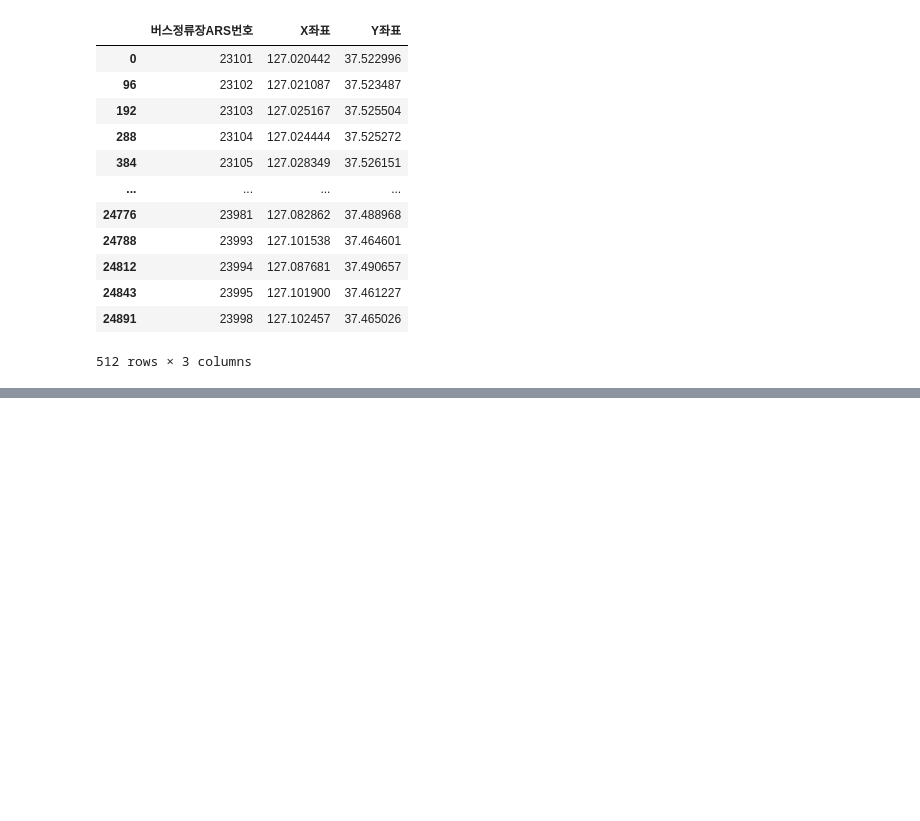
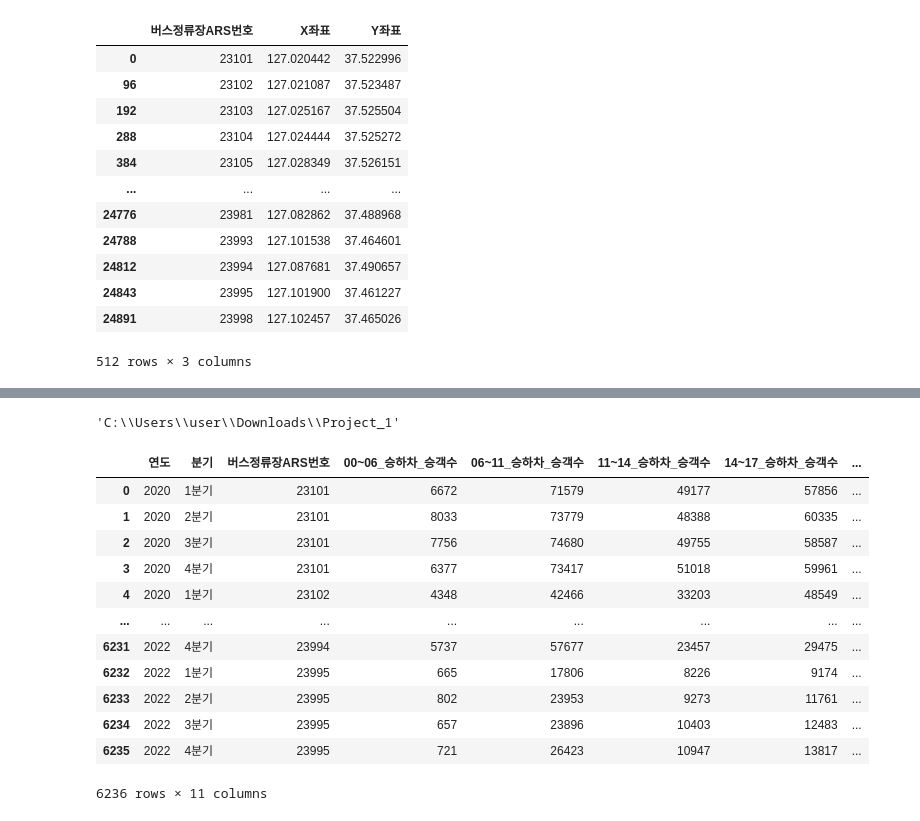
Before and after one commit to GyudongHan/Project_1, a Jupyter notebook: make_2020(+PRAC).ipynb, the cells around one changed output, grey strips where cells are left out. Cells and saved outputs as stored; diff of their text form; code cells hidden in the pictures; blank space fills up the shorter version.

```diff
--- a/make_2020-2022.ipynb
+++ b/make_2020(+PRAC).ipynb
@@ -764,0 +826,27 @@ result1.to_csv("result2020.csv", index=False)
+# %%
+pwd
+# %% [output]
+'C:\\Users\\user\\Downloads\\Project_1'
+# %%
+GNBus_2020 = pd.read_csv('data/bus_data/GNBus_2020.csv')
+GNBus_2021 = pd.read_csv('data/bus_data/GNBus_2021.csv')
+GNBus_2022 = pd.read_csv('data/bus_data/GNBus_2022.csv')
+# %%
+result5 = pd.concat([GNBus_2020, GNBus_2021, GNBus_2022], axis=0, ignore_index=True)
+result5
+
+# result5.to_csv('data/bus_data/GNBus_(2020,2021,2022).csv', index=False)
+# %% [output]
+|  | 연도 | 분기 | 버스정류장ARS번호 | 00~06_승하차_승객수 | 06~11_승하차_승객수 | 11~14_승하차_승객수 | 14~17_승하차_승객수 | ... |
+| 0 | 2020 | 1분기 | 23101 | 6672 | 71579 | 49177 | 57856 | ... |
+| 1 | 2020 | 2분기 | 23101 | 8033 | 73779 | 48388 | 60335 | ... |
+| 2 | 2020 | 3분기 | 23101 | 7756 | 74680 | 49755 | 58587 | ... |
+| 3 | 2020 | 4분기 | 23101 | 6377 | 73417 | 51018 | 59961 | ... |
+| 4 | 2020 | 1분기 | 23102 | 4348 | 42466 | 33203 | 48549 | ... |
+| ... | ... | ... | ... | ... | ... | ... | ... | ... |
+| 6231 | 2022 | 4분기 | 23994 | 5737 | 57677 | 23457 | 29475 | ... |
+| 6232 | 2022 | 1분기 | 23995 | 665 | 17806 | 8226 | 9174 | ... |
+| 6233 | 2022 | 2분기 | 23995 | 802 | 23953 | 9273 | 11761 | ... |
+| 6234 | 2022 | 3분기 | 23995 | 657 | 23896 | 10403 | 12483 | ... |
+| 6235 | 2022 | 4분기 | 23995 | 721 | 26423 | 10947 | 13817 | ... |
+6236 rows × 11 columns
```
Also changed, not shown: parts of 10 cells of this notebook, 1 other file.
